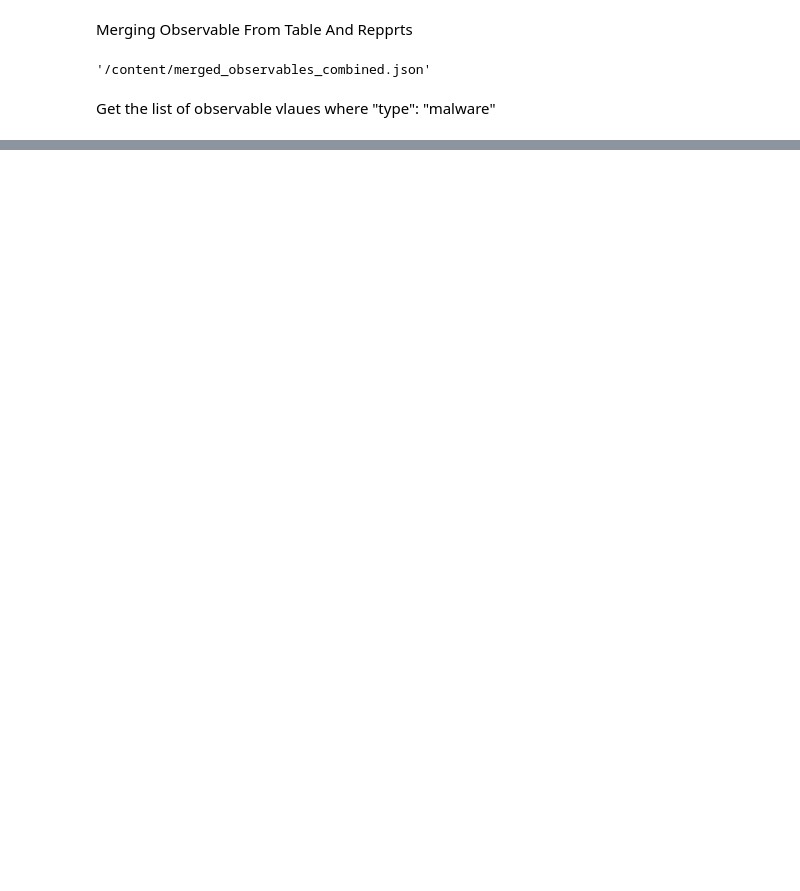
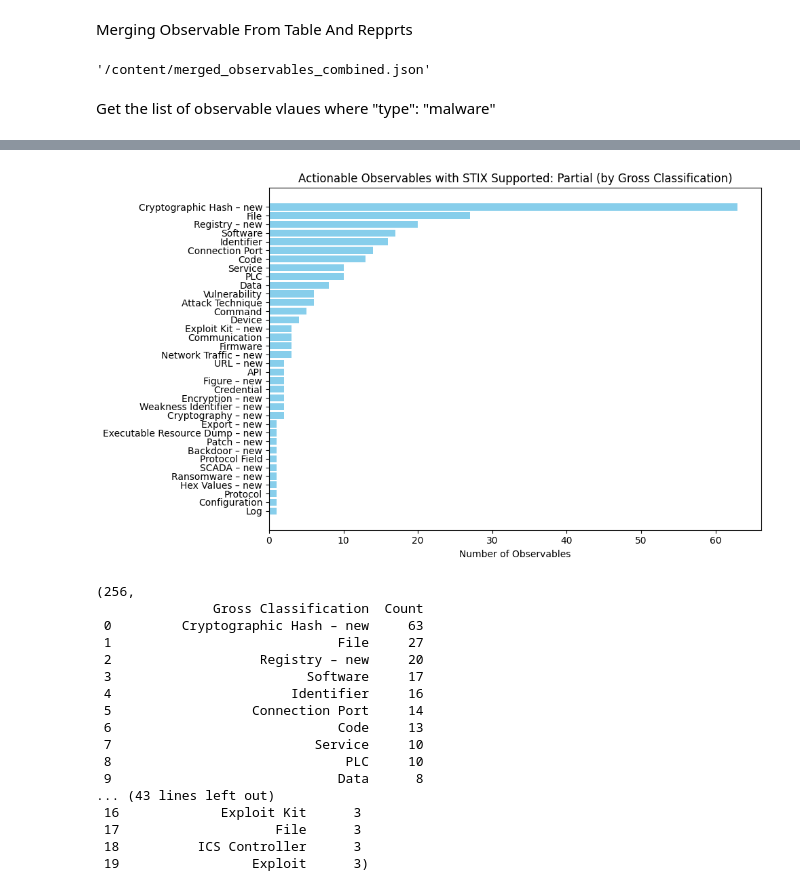
Before and after one commit to dorinhazan/FinalProject-DataScience, a Jupyter notebook: final_statistics.ipynb, the cells around one changed output, grey strips where cells are left out. Cells and saved outputs as stored; diff of their text form; code cells hidden in the pictures; blank space fills up the shorter version.

```diff
--- a/final_statistics.ipynb
+++ b/final_statistics.ipynb
@@ -138,0 +367,48 @@ print(df_category_stats)
+# %%
+# Step 5.1: Filter observables where STIX_supported == "Partial"
+partial_stix_observables = [obs for obs in all_observables if obs.get("STIX_supported") == "Partial"]
+
+# Further filter to those that are actionable
+actionable_partial_stix = [obs for obs in partial_stix_observables if obs.get("artifact_details") == "Actionable"]
+actionable_partial_count = len(actionable_partial_stix)
+
+# Step 5.2: Count gross_classification from actionable ones
+gross_class_counts = Counter(obs.get("gross_classification", "Unknown") for obs in actionable_partial_stix)
+df_gross_class = pd.DataFrame(gross_class_counts.items(), columns=["Gross Classification", "Count"])
+df_gross_class = df_gross_class.sort_values(by="Count", ascending=False)
+
+# Step 5.3: Count top fine_classification values
+fine_class_counts = Counter(obs.get("fine_classification", "Unknown") for obs in actionable_partial_stix)
+df_fine_class = pd.DataFrame(fine_class_counts.items(), columns=["Fine Classification", "Count"])
+df_fine_class = df_fine_class.sort_values(by="Count", ascending=False).head(20)
+
+# Plotting the stacked bar chart (horizontal bar for clarity)
+plt.figure(figsize=(10, 6))
+plt.barh(df_gross_class["Gross Classification"], df_gross_class["Count"], color='skyblue')
+plt.xlabel("Number of Observables")
+plt.title("Actionable Observables with STIX Supported: Partial (by Gross Classification)")
+plt.gca().invert_yaxis()
+plt.tight_layout()
+plt.show()
+
+# Display outputs
+actionable_partial_count, df_gross_class.reset_index(drop=True), df_fine_class.reset_index(drop=True)
+# %% [output]
+[figure, added]
+(256,
+               Gross Classification  Count
+ 0         Cryptographic Hash – new     63
+ 1                             File     27
+ 2                   Registry – new     20
+ 3                         Software     17
+ 4                       Identifier     16
+ 5                  Connection Port     14
+ 6                             Code     13
+ 7                          Service     10
+ 8                              PLC     10
+ 9                             Data      8
+... (43 lines left out)
+ 16             Exploit Kit      3
+ 17                    File      3
+ 18          ICS Controller      3
+ 19                 Exploit      3)
```
Also changed, not shown: parts of 9 cells of this notebook.
